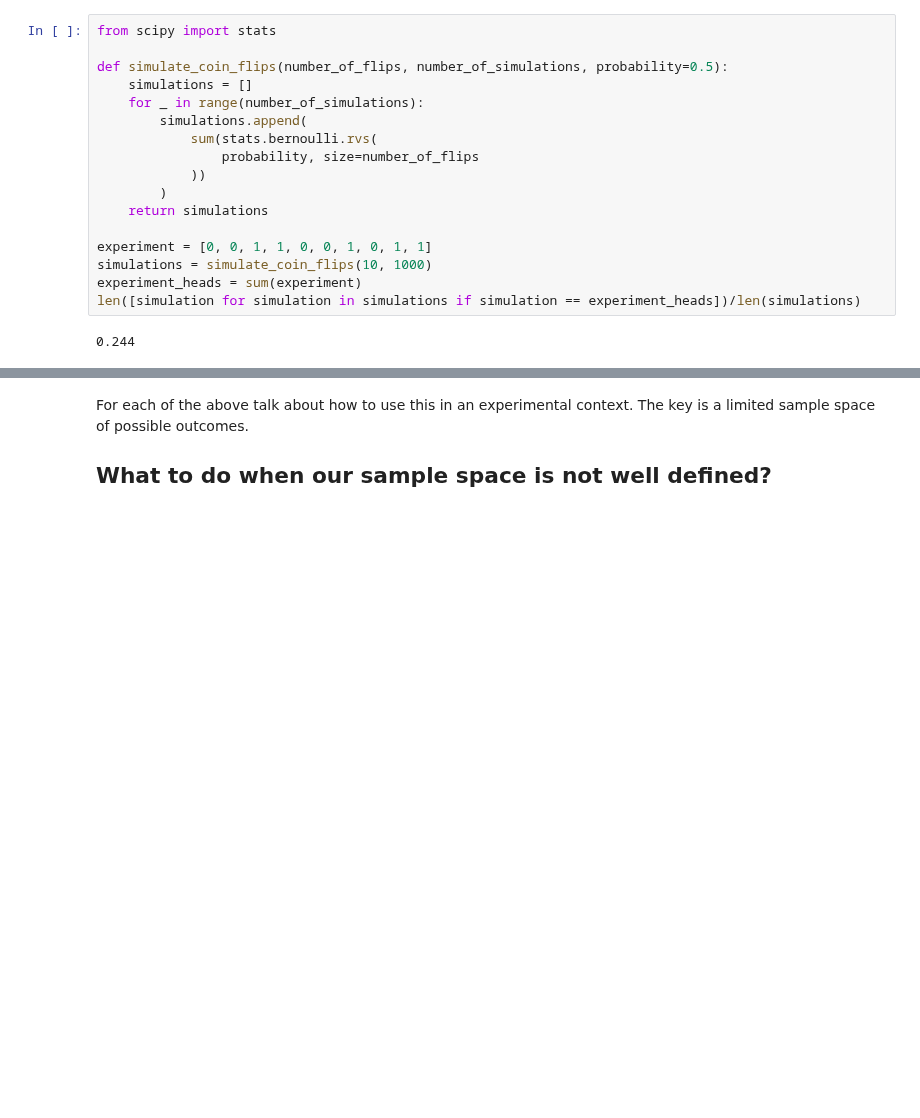
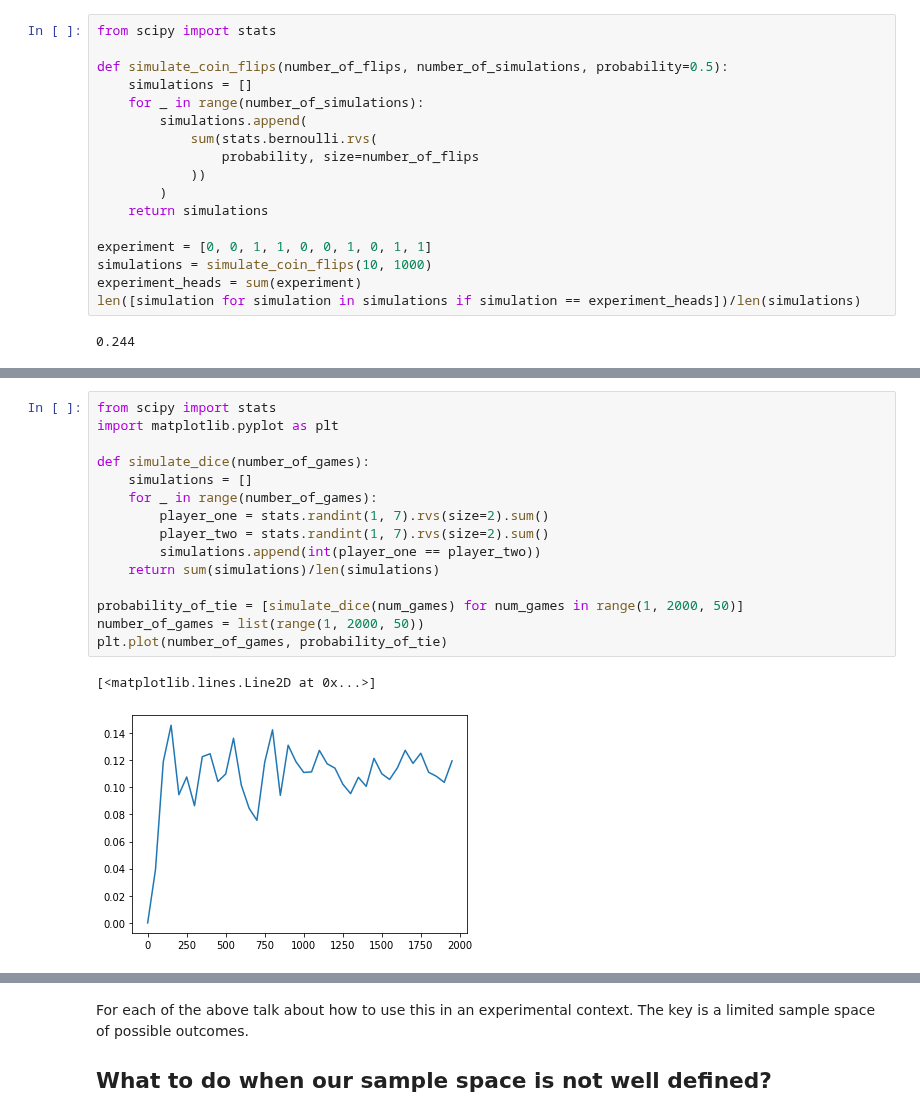
Before and after one commit to EricSchles/datascience_book, a Jupyter notebook: Statistical tests, from scratch.ipynb, the cells around one changed output, grey strips where cells are left out. Cells and saved outputs as stored; diff of their text form; blank space fills up the shorter version.

```diff
--- a/Statistical tests, from scratch.ipynb
+++ b/Statistical tests, from scratch.ipynb
@@ -258,0 +312,18 @@ We've explored quiet a bit thus far
+# %%
+from scipy import stats
+import matplotlib.pyplot as plt
+
+def simulate_dice(number_of_games):
+    simulations = []
+    for _ in range(number_of_games):
+        player_one = stats.randint(1, 7).rvs(size=2).sum()
+        player_two = stats.randint(1, 7).rvs(size=2).sum()
+        simulations.append(int(player_one == player_two))
+    return sum(simulations)/len(simulations)
+
+probability_of_tie = [simulate_dice(num_games) for num_games in range(1, 2000, 50)]
+number_of_games = list(range(1, 2000, 50))
+plt.plot(number_of_games, probability_of_tie)
+# %% [output]
+[<matplotlib.lines.Line2D at 0x...>]
+[figure, added]
```
Also changed, not shown: parts of 16 cells of this notebook.
